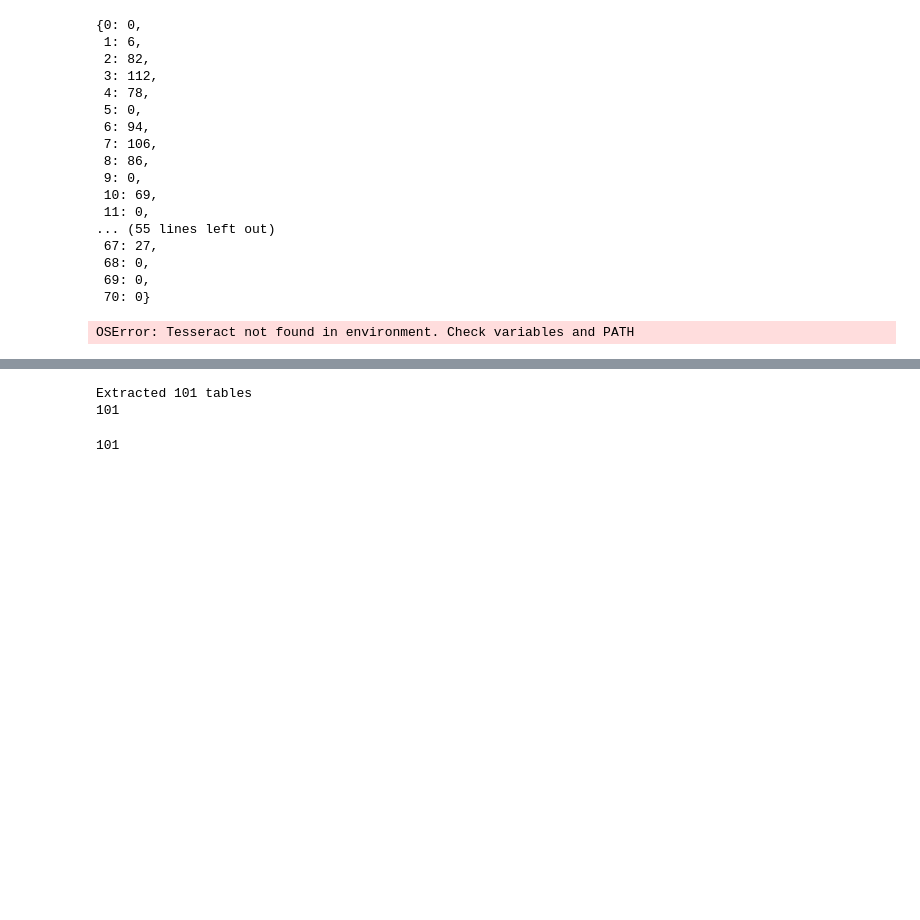
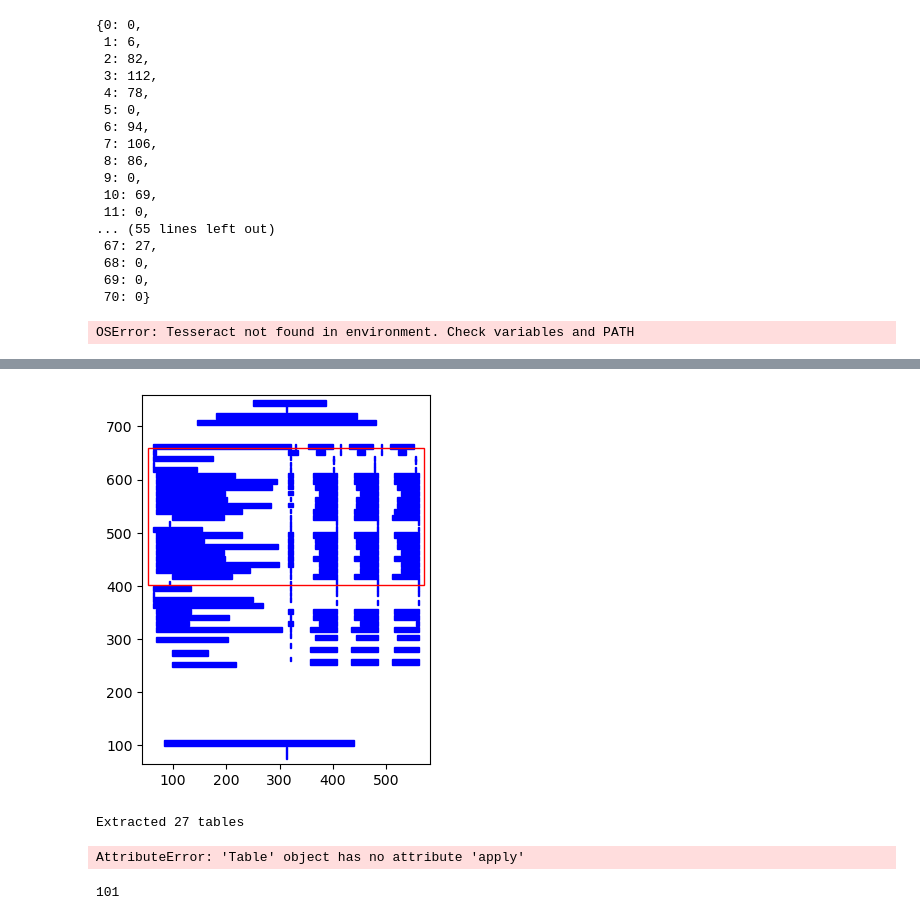
Before and after one commit to atagle123/LV_project, a Jupyter notebook: test.ipynb, the cells around one changed output, grey strips where cells are left out. Drawn from its saved outputs; the diff is of its cells as text; code cells hidden in the pictures; blank space fills up the shorter version.

```diff
--- a/test.ipynb
+++ b/test.ipynb
@@ -348,3 +349,7 @@ class PDF_tables(BasePDFclass):
 
     def download_table(self,path,table_name): # ver como seleccionar una tabla para descargar...
         raise NotImplementedError
+# %%
+pdf_path='data/industrydata/besalco/raw/pdf_financials/Estados_financieros_2010_03.pdf'
+
+df = read_pdf(pdf_path,flavor='stream',pages="all")
@@ -351,12 +378,16 @@ class PDF_tables(BasePDFclass):
+# %%
+camelot.plot(df[3], kind='contour').show()
+# %% [output]
+[figure, added]
 # %%
-pdf_path='Análisis_Razonado92434000_202212.pdf'
+pdf_path='data/industrydata/besalco/raw/pdf_financials/Estados_financieros_2010_03.pdf'
 pdf_tables_instance=PDF_tables(pdf_path)
 pdf_tables_instance.extract_tables()
 #df_list=pdf_tables_instance.search_concept()
 pdf_tables_instance.tables_to_excel(filename="razonados_besalco")
 # %% [output]
-Extracted 101 tables
-101
+Extracted 27 tables
+AttributeError: 'Table' object has no attribute 'apply'
 # %%
 len(df_list)
 # %% [output]
```
Also changed, not shown: parts of 3 cells of this notebook.
